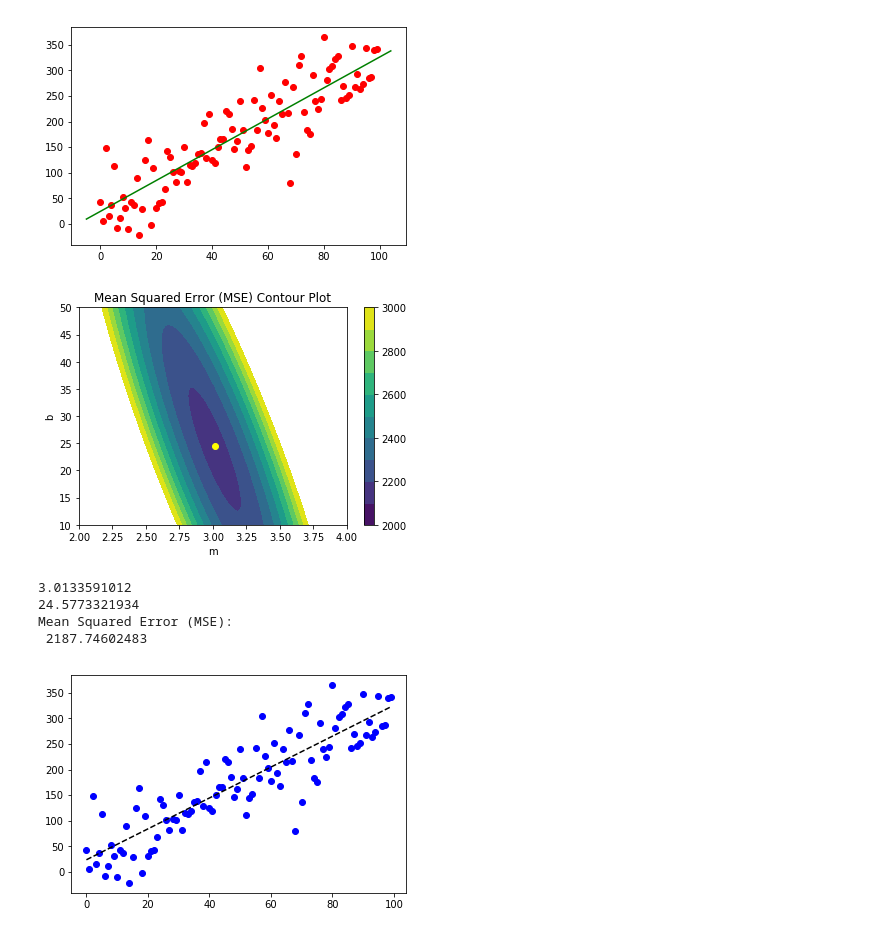
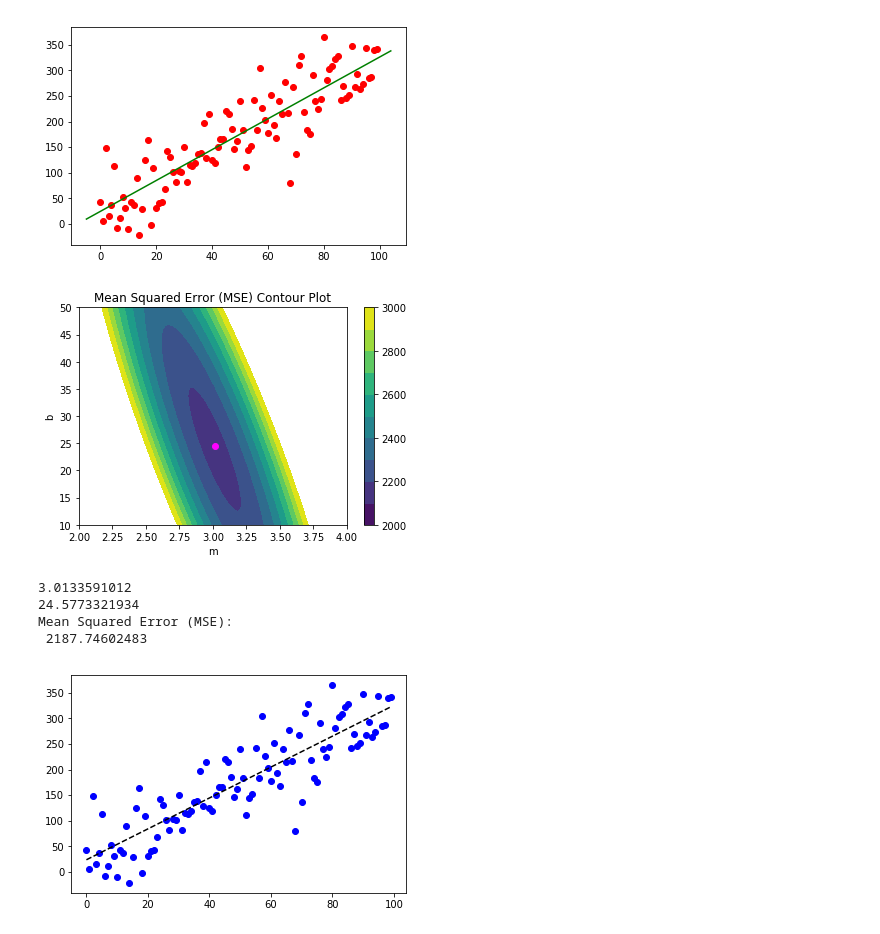
Before and after one commit to ThatGuyWithTheHat/Py_Jupyter, a Jupyter notebook: 17b_Simple_Linear_Regression.ipynb, the cells around one changed output. Saved outputs shown, nothing was run; the diff lists cells and outputs as text; code cells hidden in the pictures.

```diff
--- a/17b_Simple_Linear_Regression.ipynb
+++ b/17b_Simple_Linear_Regression.ipynb
@@ -120,25 +120,25 @@ Intercept bhat:
 # %%
 mlist = np.linspace(2.0, 4.0, 100)
 blist = np.linspace(10, 50.0, 100)
 M, B = np.meshgrid(mlist, blist)
 Z = np.zeros((100, 100))
 for i in range(0, 100):
     for j in range(0, 100):
         Z[i, j] = np.sum(np.square(y - (M[i,j]*x + B[i,j])))/N
 plt.figure()
 levels = [2000, 2100, 2200, 2300, 2400, 2500, 2600, 2700, 2800, 2900, 3000]
 cp = plt.contourf(M, B, Z, levels)
 plt.colorbar(cp)
-plt.plot(mhat, bhat, "o", color="yellow")
+plt.plot(mhat, bhat, "o", color="magenta")
 plt.title('Mean Squared Error (MSE) Contour Plot')
 plt.xlabel('m')
 plt.ylabel('b')
 plt.show()
 print(mhat)
 print(bhat)
 print("Mean Squared Error (MSE):\n", MSE)
 # %% [output]
-[figure, old version]
+[figure, new version]
 3.0133591012
 24.5773321934
 Mean Squared Error (MSE):
```
